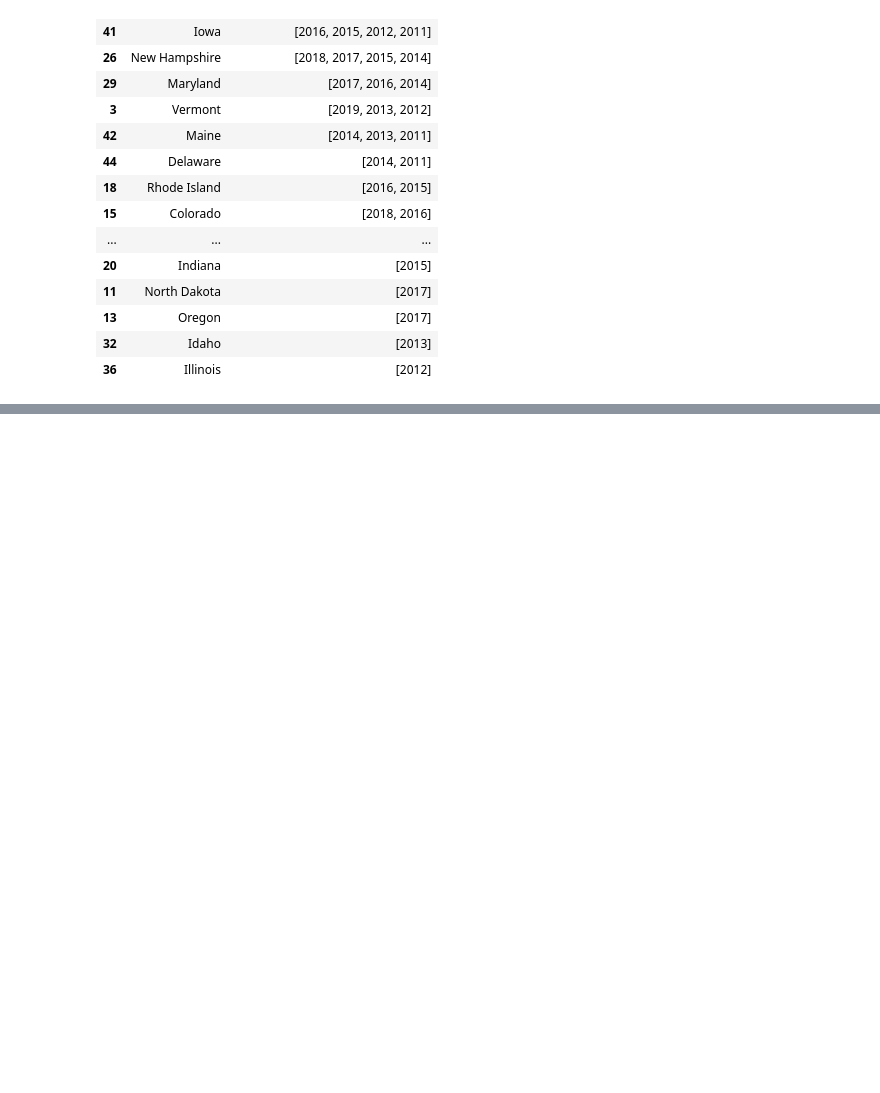
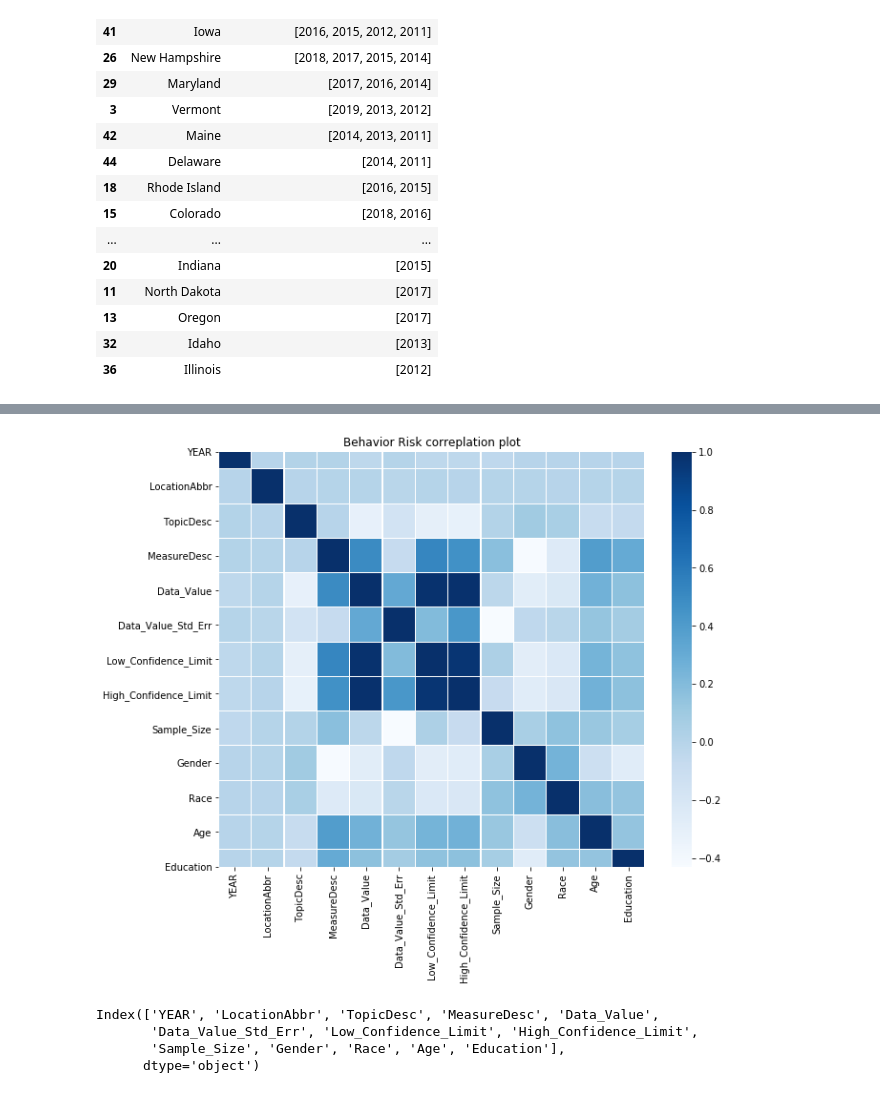
Before and after one commit to whehdwns/Risk_Analysis_Learning, a Jupyter notebook: Behavioral_Risk_Factor_Tobacco_2011_2019/Behavior Risk Tobacco.ipynb, the cells around one changed output, grey strips where cells are left out. Drawn from its saved outputs; the diff is of its cells as text; code cells hidden in the pictures; blank space fills up the shorter version.

```diff
--- a/Behavioral_Risk_Factor_Tobacco_2011_2019/Behavior Risk Tobacco.ipynb
+++ b/Behavioral_Risk_Factor_Tobacco_2011_2019/Behavior Risk Tobacco.ipynb
@@ -441,3 +441,11 @@ top_5_LocationinUS_df_new[['US State', 'Top 5 Years']]
 | 13 | Oregon | [2017] |
 | 32 | Idaho | [2013] |
 | 36 | Illinois | [2012] |
+# %%
+behavior_risk_tobacco_newdata =  behavior_risk_tobacco_data1.copy()
+# %%
+behavior_risk_tobacco_newdata.drop(columns=['LocationDesc', 'DataSource', 'Response', 'TopicType',
+                                          'Data_Value_Footnote_Symbol', 'GeoLocation', 'Data_Value_Footnote',
+                                          'TopicTypeId', 'TopicId', 'MeasureId', 'StratificationID1',
+                                          'StratificationID2', 'StratificationID3', 'StratificationID4',
+                                          'SubMeasureID', 'DisplayOrder'], axis=1, inplace=True)
@@ -443,0 +459,5 @@ top_5_LocationinUS_df_new[['US State', 'Top 5 Years']]
+# %%
+behavior_risk_tobacco_newdata['Data_Value_Std_Err'].fillna(behavior_risk_tobacco_newdata['Data_Value_Std_Err'].mode()[0], inplace=True)
+behavior_risk_tobacco_newdata['Low_Confidence_Limit'].fillna(behavior_risk_tobacco_newdata['Low_Confidence_Limit'].mode()[0], inplace=True)
+behavior_risk_tobacco_newdata['High_Confidence_Limit'].fillna(behavior_risk_tobacco_newdata['High_Confidence_Limit'].mode()[0], inplace=True)
+behavior_risk_tobacco_newdata['Sample_Size'].fillna(behavior_risk_tobacco_newdata['Sample_Size'].mode()[0], inplace=True)
@@ -443,0 +486,14 @@ top_5_LocationinUS_df_new[['US State', 'Top 5 Years']]
+# %%
+from sklearn.preprocessing import LabelEncoder
+
+#https://stephenallwright.com/label-encode-multiple-columns-dataframe/
+def label_encode_columns(df, columns):
+    encoders = {}
+    for col in columns:
+        le = LabelEncoder().fit(df[col])
+        df[col] = le.transform(df[col])
+        encoders[col] = le
+    return df, encoders
+
+encode_columns = ['YEAR', 'LocationAbbr', 'TopicDesc', 'MeasureDesc', 'Gender', 'Race', 'Age', 'Education']
+behavior_risk_tobacco_newdata, encoders = label_encode_columns(df=behavior_risk_tobacco_newdata, columns=encode_columns)
@@ -443,0 +509,15 @@ top_5_LocationinUS_df_new[['US State', 'Top 5 Years']]
+# %%
+plt.figure(figsize = (10,8))
+plt.title('Behavior Risk correplation plot')
+corr = behavior_risk_tobacco_newdata.corr()
+sns.heatmap(corr,xticklabels=corr.columns,yticklabels=corr.columns,linewidths=.1,cmap="Blues")
+plt.show()
+# %% [output]
+[figure, added]
+# %%
+behavior_risk_tobacco_newdata.columns
+# %% [output]
+Index(['YEAR', 'LocationAbbr', 'TopicDesc', 'MeasureDesc', 'Data_Value',
+       'Data_Value_Std_Err', 'Low_Confidence_Limit', 'High_Confidence_Limit',
+       'Sample_Size', 'Gender', 'Race', 'Age', 'Education'],
+      dtype='object')
```
Also changed, not shown: parts of 11 cells of this notebook.
